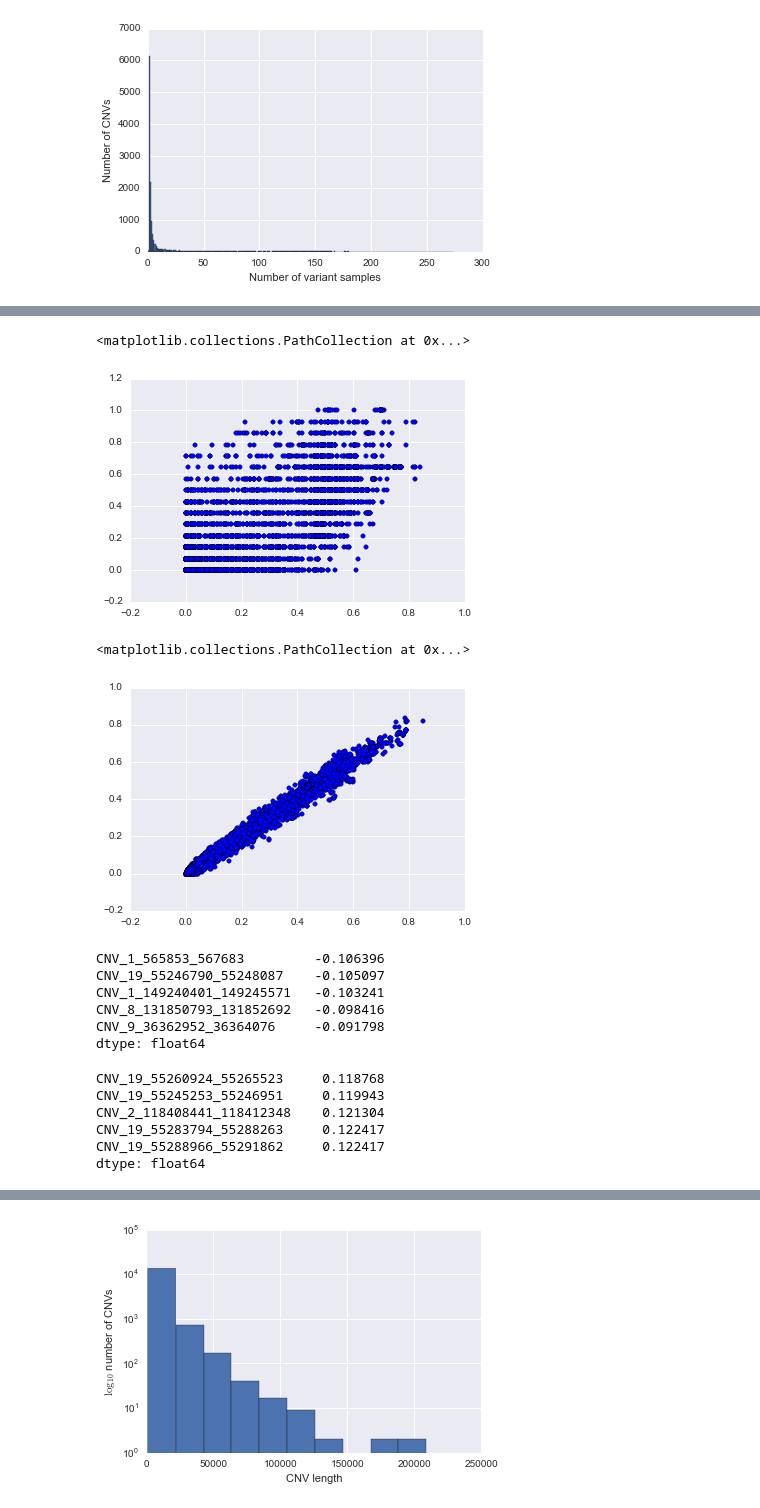
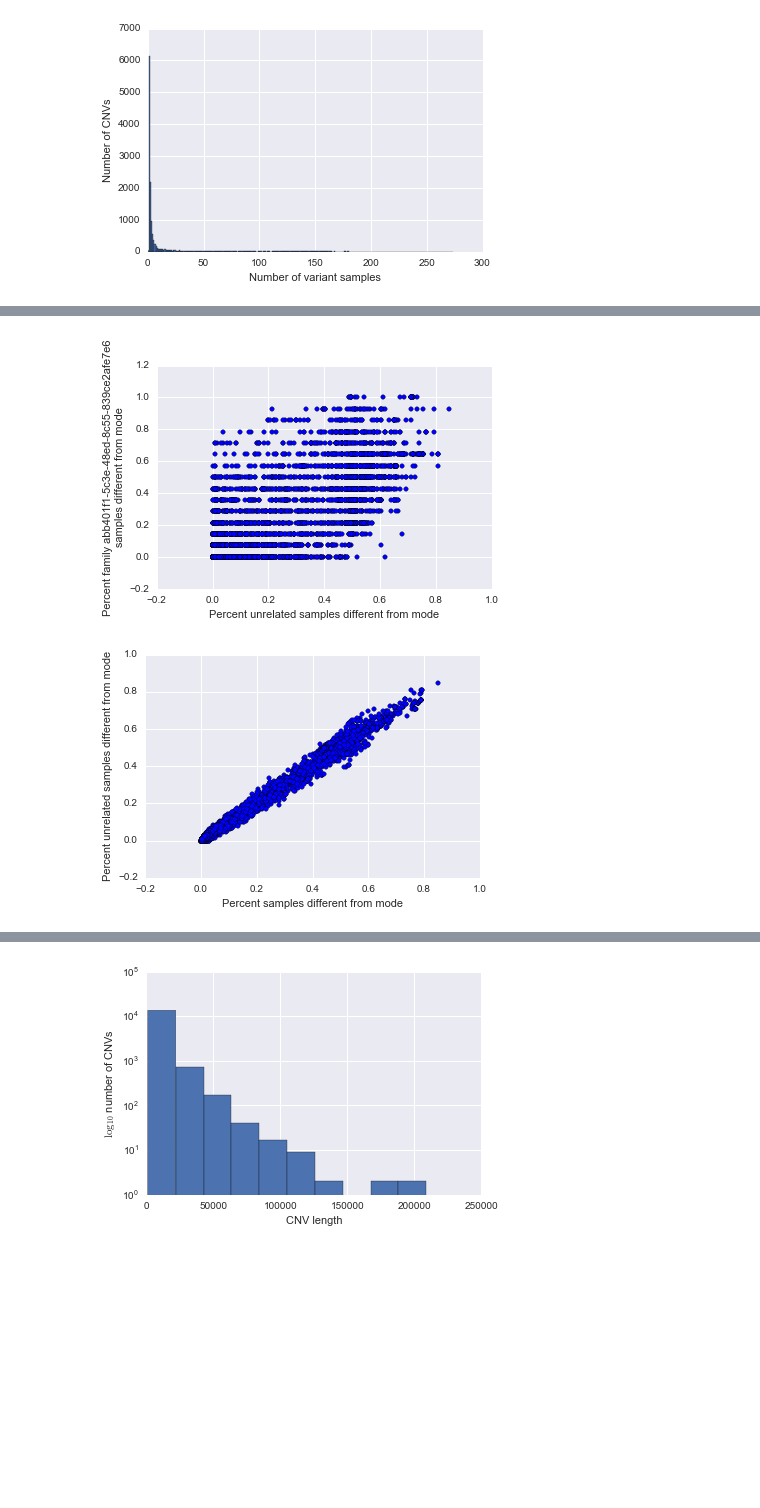
Before and after one commit to frazer-lab/cardips-ipsc-eqtl, a Jupyter notebook: notebooks/CNV Processing.ipynb, the cells around one changed output, grey strips where cells are left out. Saved outputs shown, nothing was run; the diff lists cells and outputs as text; code cells hidden in the pictures; blank space fills up the shorter version.

```diff
--- a/notebooks/CNV Processing.ipynb
+++ b/notebooks/CNV Processing.ipynb
@@ -242,32 +211,16 @@ cnv_info[family_cols[0]] - cnv_info.unrelated_percent_diff_from_mode
-# %%
-plt.scatter(cnv_info.unrelated_percent_diff_from_mode, cnv_info[family_cols[0]])
-# %% [output]
-<matplotlib.collections.PathCollection at 0x...>
-[figure, removed]
+# %%
+plt.scatter(cnv_info.unrelated_percent_diff_from_mode, cnv_info[family_cols[0]])
+plt.xlabel('Percent unrelated samples different from mode')
+plt.ylabel('Percent family {}\nsamples different from mode'.format(family_cols[0].split('_')[0]));
+# %% [output]
+[figure, added]
 # %%
-p1 = cnv_info.diff_from_mode / cns.shape[1]
-p2 = cnv_info.unrelated_diff_from_mode / rna_meta.in_unrelateds.sum()
+p1 = cnv_info.percent_diff_from_mode
+p2 = cnv_info.unrelated_percent_diff_from_mode
 diff = p1 - p2
 diff.sort_values(inplace=True)
 plt.scatter(p1, p2)
+plt.xlabel('Percent samples different from mode')
+plt.ylabel('Percent unrelated samples different from mode');
 # %% [output]
-<matplotlib.collections.PathCollection at 0x...>
-[figure, old version]
+[figure, new version]
-# %%
-diff.head()
-# %% [output]
-CNV_1_565853_567683         -0.106396
-CNV_19_55246790_55248087    -0.105097
-CNV_1_149240401_149245571   -0.103241
-CNV_8_131850793_131852692   -0.098416
-CNV_9_36362952_36364076     -0.091798
-dtype: float64
-# %%
-diff.tail()
-# %% [output]
-CNV_19_55260924_55265523     0.118768
-CNV_19_55245253_55246951     0.119943
-CNV_2_118408441_118412348    0.121304
-CNV_19_55283794_55288263     0.122417
-CNV_19_55288966_55291862     0.122417
-dtype: float64
```
Also changed, not shown: parts of 57 cells of this notebook, 8 other files.
